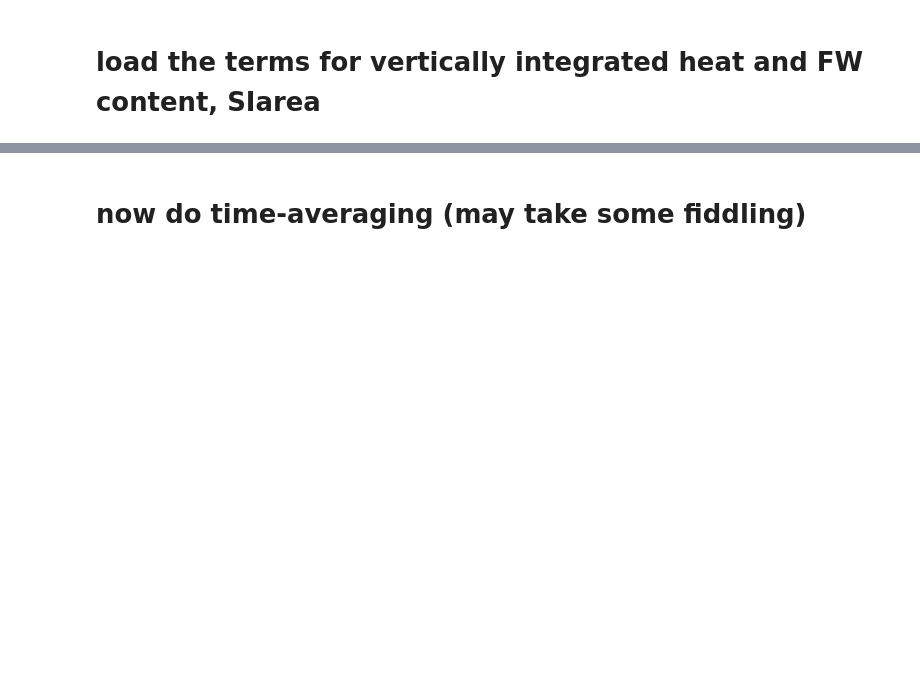
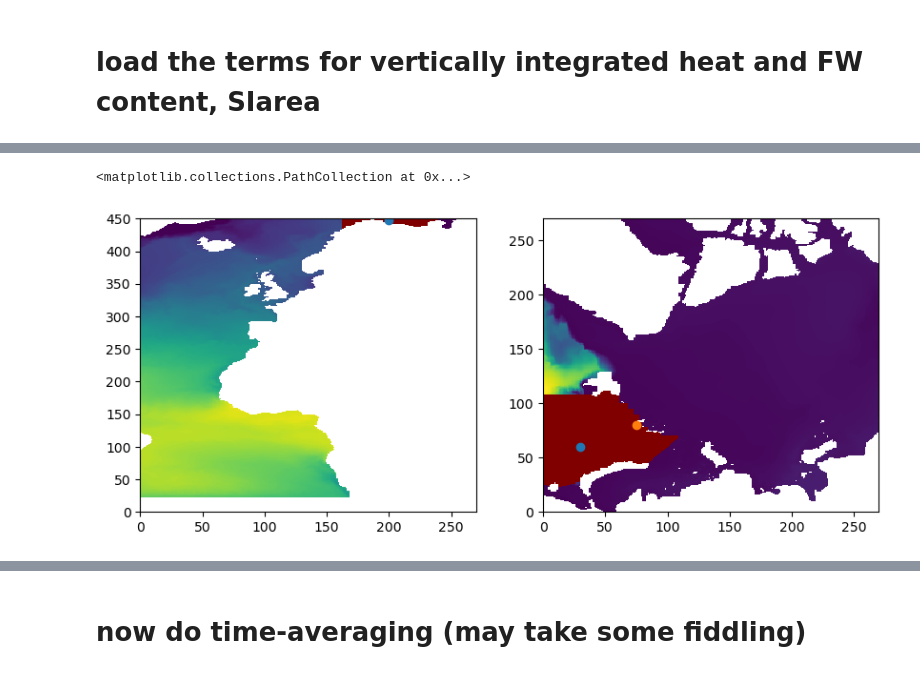
Before and after one commit to margaretmurakami/crios_backups, a Jupyter notebook: ASTE_270/BarentsS_paper/ID_anomalies_BarentsS.ipynb, the cells around one changed output, grey strips where cells are left out. Cells and saved outputs as stored; diff of their text form; code cells hidden in the pictures; blank space fills up the shorter version.

```diff
--- a/ASTE_270/BarentsS_paper/ID_anomalies_BarentsS.ipynb
+++ b/ASTE_270/BarentsS_paper/ID_anomalies_BarentsS.ipynb
@@ -327,0 +344,26 @@ for year in allyears:
+# %%
+# plot the faces so we can select points
+faces = get_aste_faces(THETA[2],nfx,nfy)
+mymskfaces = get_aste_faces(mymsk,nfx,nfy)
+# %%
+# define the three points
+# xs = np.array([200,30,90])
+# ys = np.array([447,60,60])
+xs = np.array([200,30,75])
+ys = np.array([447,60,80])
+# %%
+fig = plt.figure()
+
+ax = plt.subplot(121)
+ax.pcolormesh(faces.f1[0])
+ax.pcolormesh(mymskfaces.f1[0],cmap='seismic_r')
+ax.scatter(xs[0],ys[0])
+
+ax = plt.subplot(122)
+ax.pcolormesh(faces.f3[0])
+ax.pcolormesh(mymskfaces.f3[0],cmap='seismic_r')
+ax.scatter(xs[1],ys[1])
+ax.scatter(xs[2],ys[2])
+# %% [output]
+<matplotlib.collections.PathCollection at 0x...>
+[figure, added]
```
Also changed, not shown: parts of 5 cells of this notebook, 11 other files.
